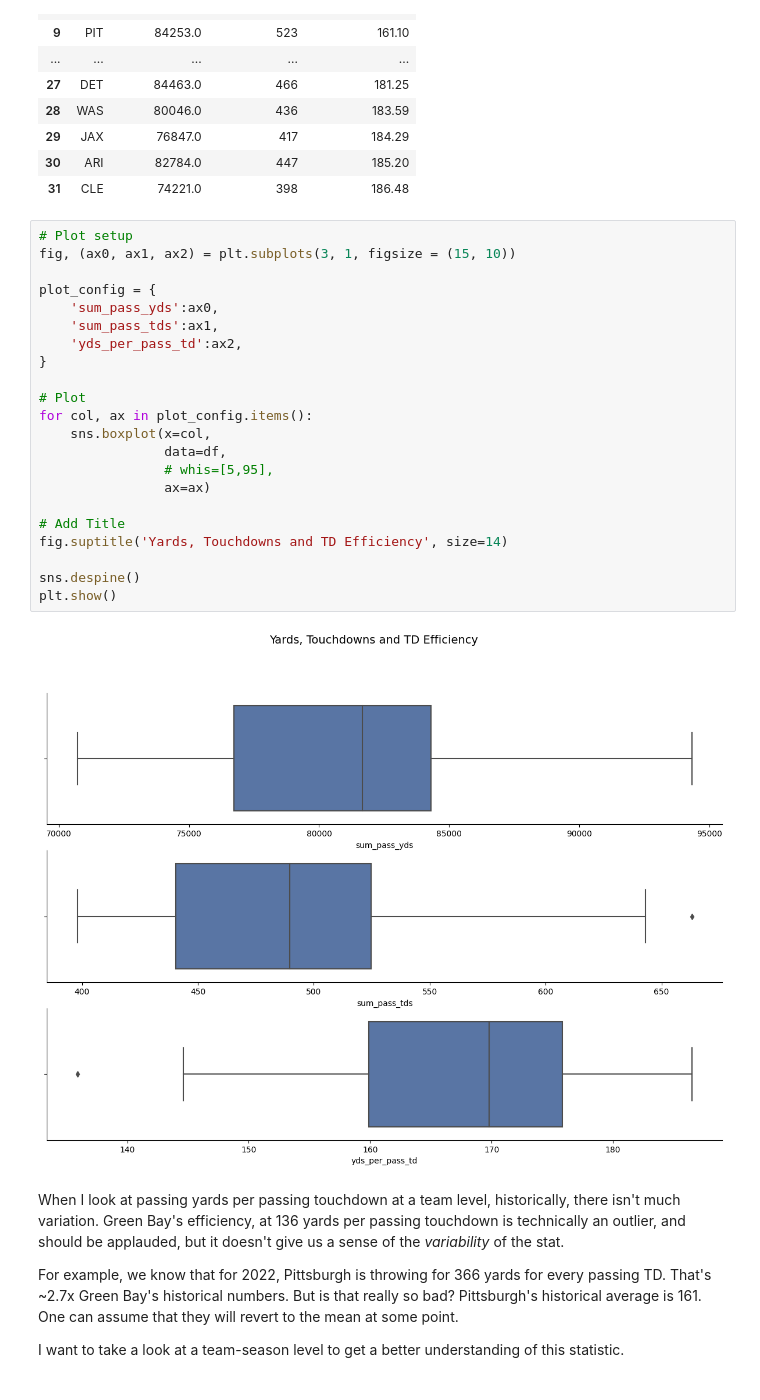
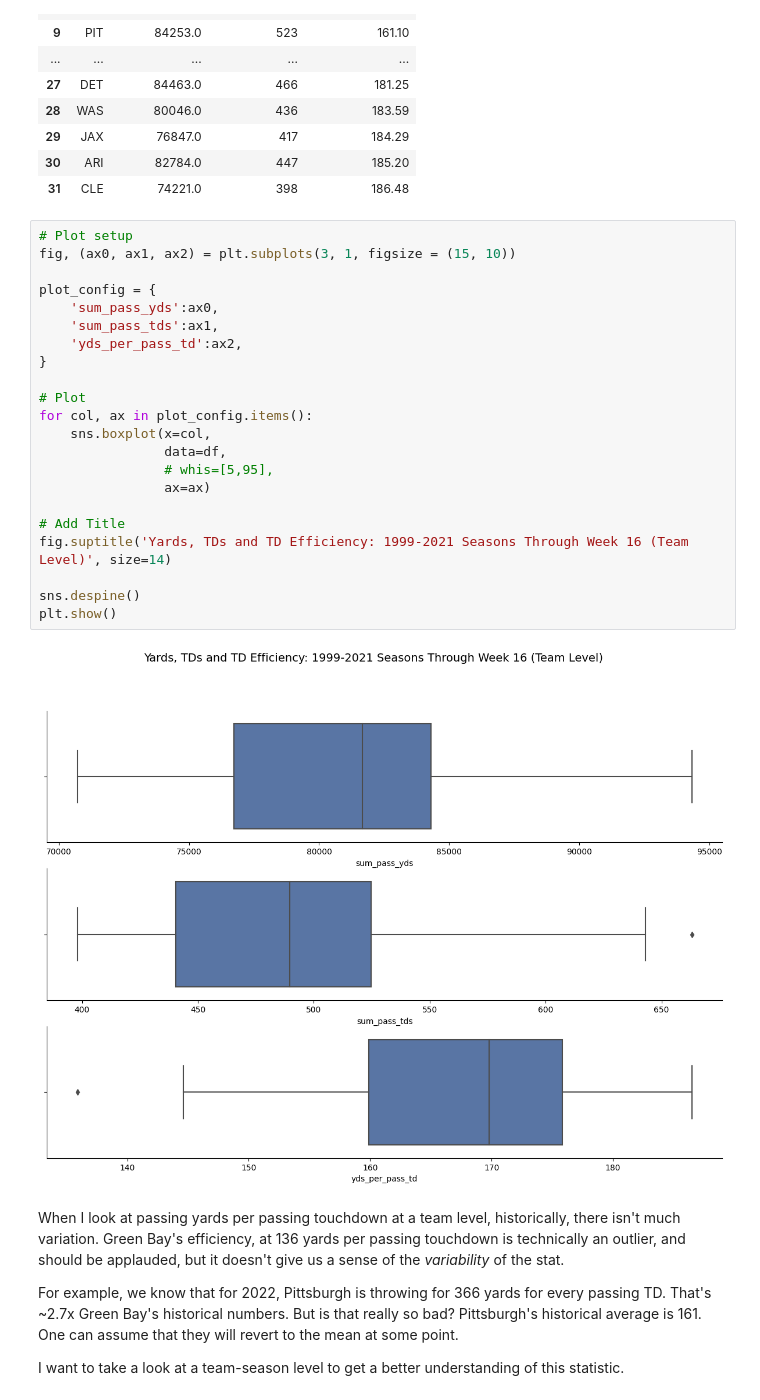
Before and after one commit to gfidanli/fantasy_football_analysis, a Jupyter notebook: daily_analysis/day_61_70/day68.ipynb, the cells around one changed output. Saved outputs shown, nothing was run; the diff lists cells and outputs as text.

```diff
--- a/daily_analysis/day_61_70/day68.ipynb
+++ b/daily_analysis/day_61_70/day68.ipynb
@@ -155,27 +155,27 @@ df
 # %%
 # Plot setup
 fig, (ax0, ax1, ax2) = plt.subplots(3, 1, figsize = (15, 10))
 
 plot_config = {
     'sum_pass_yds':ax0,
     'sum_pass_tds':ax1,
     'yds_per_pass_td':ax2,
 }
 
 # Plot
 for col, ax in plot_config.items():
     sns.boxplot(x=col,
                 data=df,
                 # whis=[5,95],
                 ax=ax)
 
 # Add Title
-fig.suptitle('Yards, Touchdowns and TD Efficiency', size=14)
+fig.suptitle('Yards, TDs and TD Efficiency: 1999-2021 Seasons Through Week 16 (Team Level)', size=14)
 
 sns.despine()
 plt.show()
 # %% [output]
-[figure, old version]
+[figure, new version]
 # %% [markdown]
 When I look at passing yards per passing touchdown at a team level, historically, there isn't much variation. Green Bay's efficiency, at 136 yards per passing touchdown is technically an outlier, and should be applauded, but it doesn't give us a sense of the *variability* of the stat.
 
```
Also changed, not shown: parts of 4 cells of this notebook.
